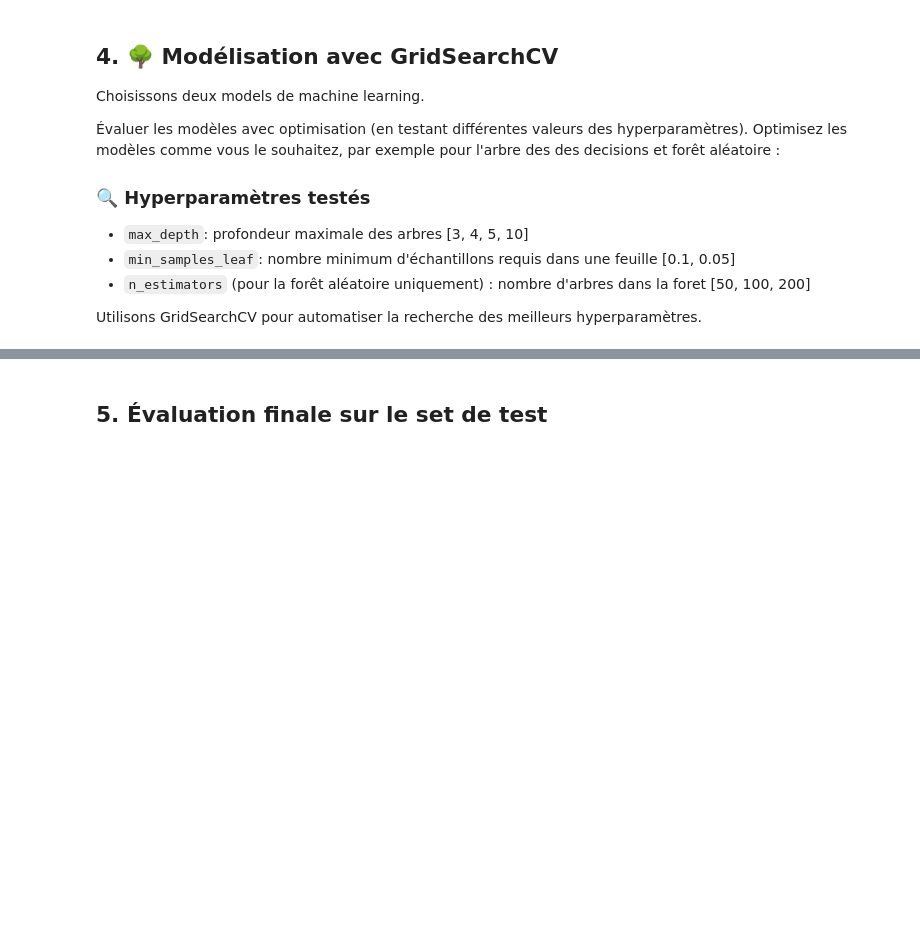
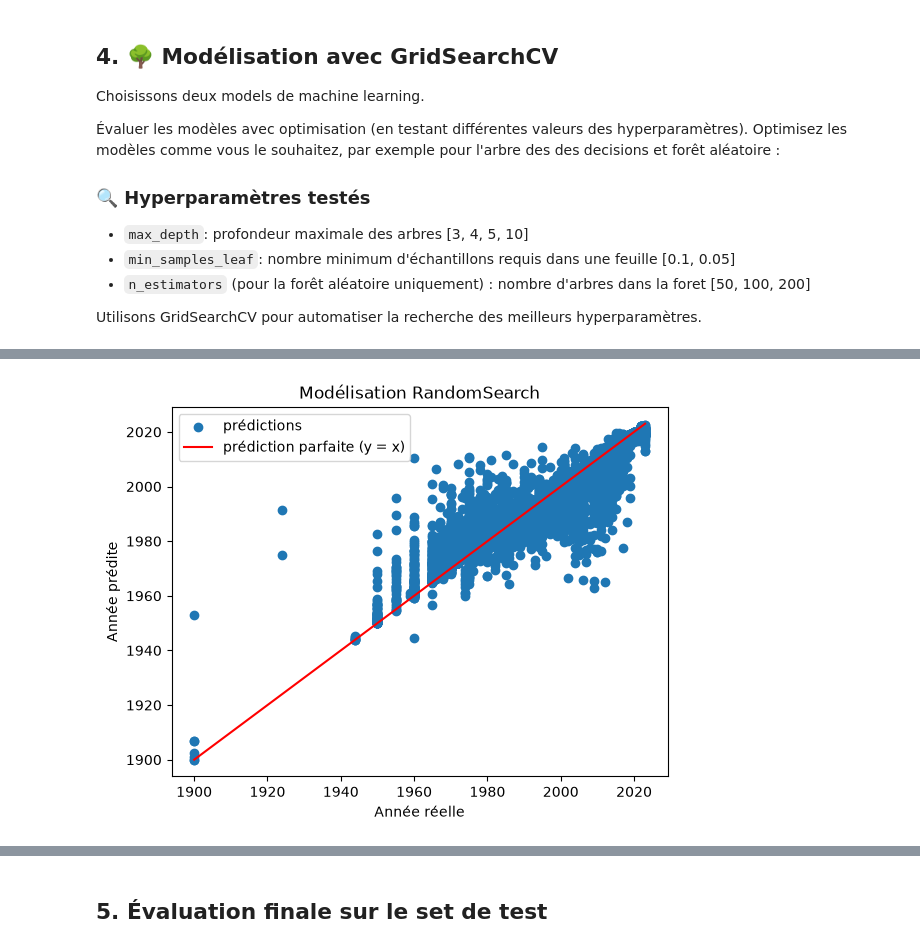
Before and after one commit to srcccninta/ML1, a Jupyter notebook: Notebooks/ML12_GridSearch_RandomForest.ipynb, the cells around one changed output, grey strips where cells are left out. Cells and saved outputs as stored; diff of their text form; code cells hidden in the pictures; blank space fills up the shorter version.

```diff
--- a/Notebooks/ML12_GridSearch_RandomForest.ipynb
+++ b/Notebooks/ML12_GridSearch_RandomForest.ipynb
@@ -122,18 +114,19 @@ Optimisez les modèles comme vous le souhaitez, par exemple pour l'arbre des des
 
 Utilisons GridSearchCV pour automatiser la recherche des meilleurs hyperparamètres.
 # %%
-#Optimisation des hyperparamètres avec GridSearchCV et on peut imprimer les score MSE ou MAE de chaque cross-validation.
-#pipeline = Pipeline([
-#        ("classifier", RandomForestRegressor())
-#])
-
+#Optimisation des hyperparamètres avec RandomizedSearchCV et on peut imprimer les score MSE ou MAE de chaque cross-validation.
+model_RS = Pipeline([
+    ("prep", transformer),
+    ("rfg", RandomForestRegressor(max_samples=0.5, random_state=28)),
+])
 
 #Je fais une RandomSearch pour explorer, et gridsearch quand j'aurais précisé mes hypothèses.
 param_distributions = {
-    'max_depth': [10, 20, 30, None],
-    'min_samples_leaf': [1, 2, 5, 10],
-    'n_estimators': [50, 100, 200]
+    'rfg__max_depth': [10, 20, 30, None],
+    'rfg__min_samples_leaf': [1, 2, 5, 10],
+    'rfg__n_estimators': [50, 100],
+    'rfg__max_features': ['sqrt', 0.3, 0.5, 1.0]
 }
 
-forest_grid = RandomizedSearchCV(RandomForestRegressor(random_state=28), param_distributions, n_iter=30, cv=5, scoring='neg_mean_squared_error', random_state=28, n_jobs=-1)
-forest_grid.fit(X_prepared, y_train)
+forest_RS = RandomizedSearchCV(model_RS, param_distributions, n_iter=15, cv=3, scoring='neg_root_mean_squared_error', random_state=28, n_jobs=-1, return_train_score=True)
+forest_RS.fit(X_train, y_train)
@@ -143,0 +180,15 @@ forest_grid.best_params_
+# %%
+#Calcul des prédictions :
+y_predRS = forest_RS.predict(X_test)
+
+# Visualisation des prédictions.
+plt.scatter(y_test, y_predRS, label='prédictions')
+lims = [y_test.min(), y_test.max()]
+plt.plot(lims, lims, 'r', label='prédiction parfaite (y = x)')
+plt.legend()
+plt.xlabel('Année réelle')
+plt.ylabel('Année prédite')
+plt.title('Modélisation RandomSearch')
+plt.show()
+# %% [output]
+[figure, added]
```
Also changed, not shown: parts of 21 cells of this notebook, 1 other file.
